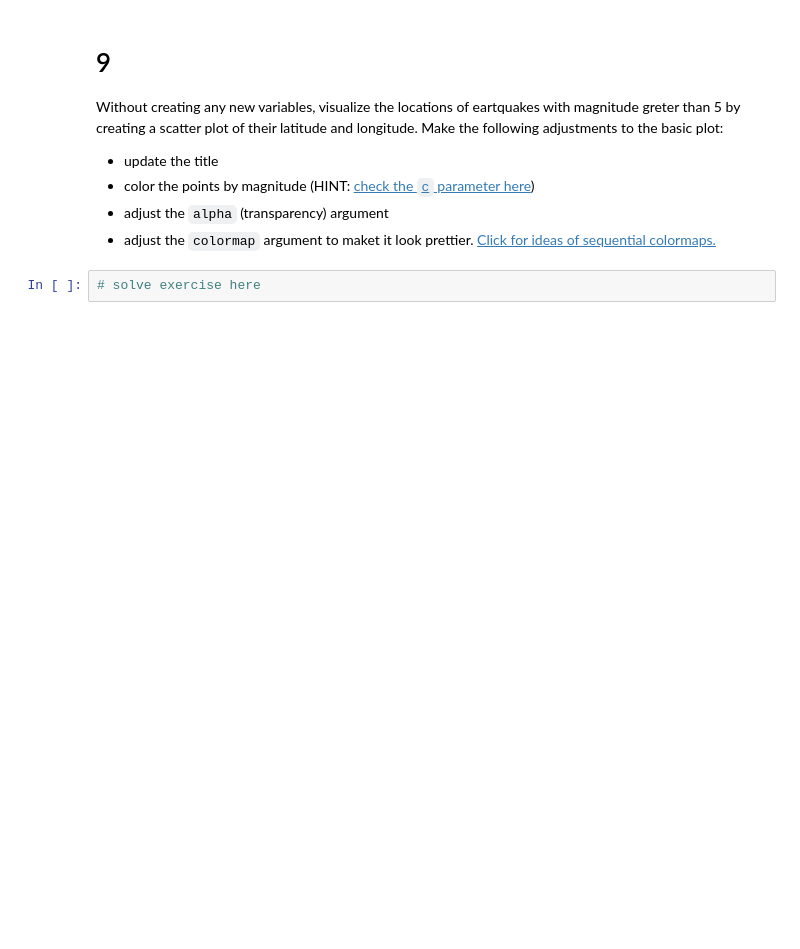
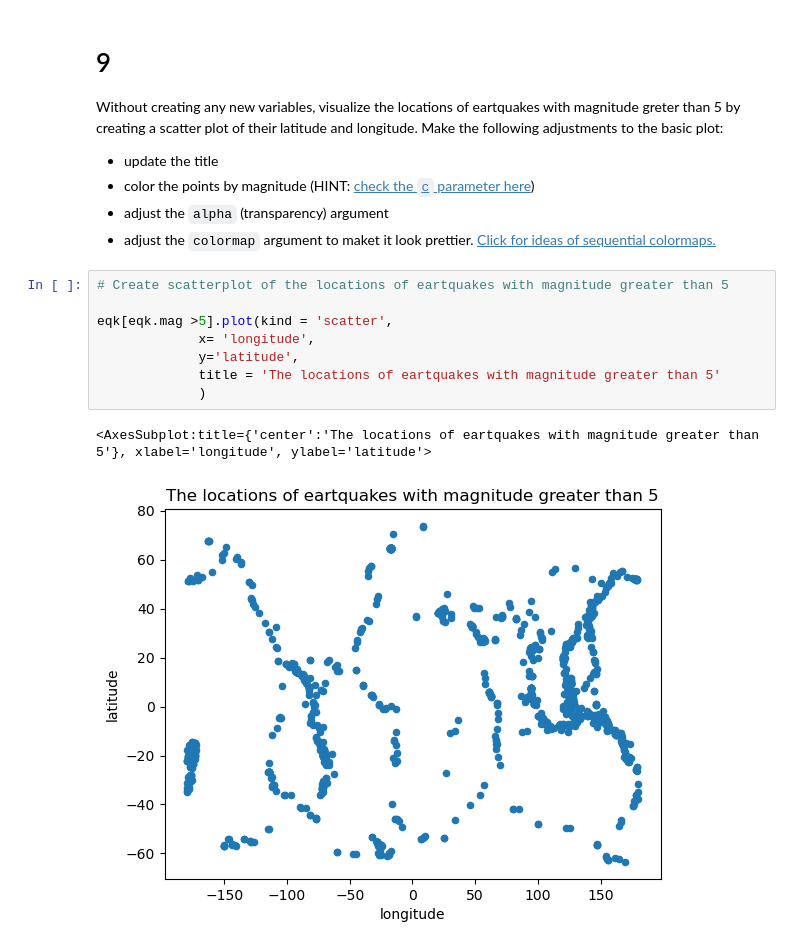
Before and after one commit to oksanaprotsukha/eds220-hwk-1, a Jupyter notebook: hwk1-task4.ipynb, the cells around one changed output. Drawn from its saved outputs; the diff is of its cells as text; blank space fills up the shorter version.

```diff
--- a/hwk1-task4.ipynb
+++ b/hwk1-task4.ipynb
@@ -184,5 +204,14 @@ Without creating any new variables, visualize the locations of eartquakes with m
 - color the points by magnitude (HINT: [check the `c` parameter here](https://pandas.pydata.org/pandas-docs/stable/reference/api/pandas.DataFrame.plot.scatter.html))
 - adjust the `alpha` (transparency) argument
 - adjust the `colormap` argument to maket it look prettier. [Click for ideas of sequential colormaps.](https://matplotlib.org/stable/users/explain/colors/colormaps.html)
-# %%
-# solve exercise here
+# %%
+# Create scatterplot of the locations of eartquakes with magnitude greater than 5
+
+eqk[eqk.mag >5].plot(kind = 'scatter',
+             x= 'longitude',
+             y='latitude',
+             title = 'The locations of eartquakes with magnitude greater than 5'
+             )
+# %% [output]
+<AxesSubplot:title={'center':'The locations of eartquakes with magnitude greater than 5'}, xlabel='longitude', ylabel='latitude'>
+[figure, added]
```
Also changed, not shown: parts of 1 cell of this notebook.
